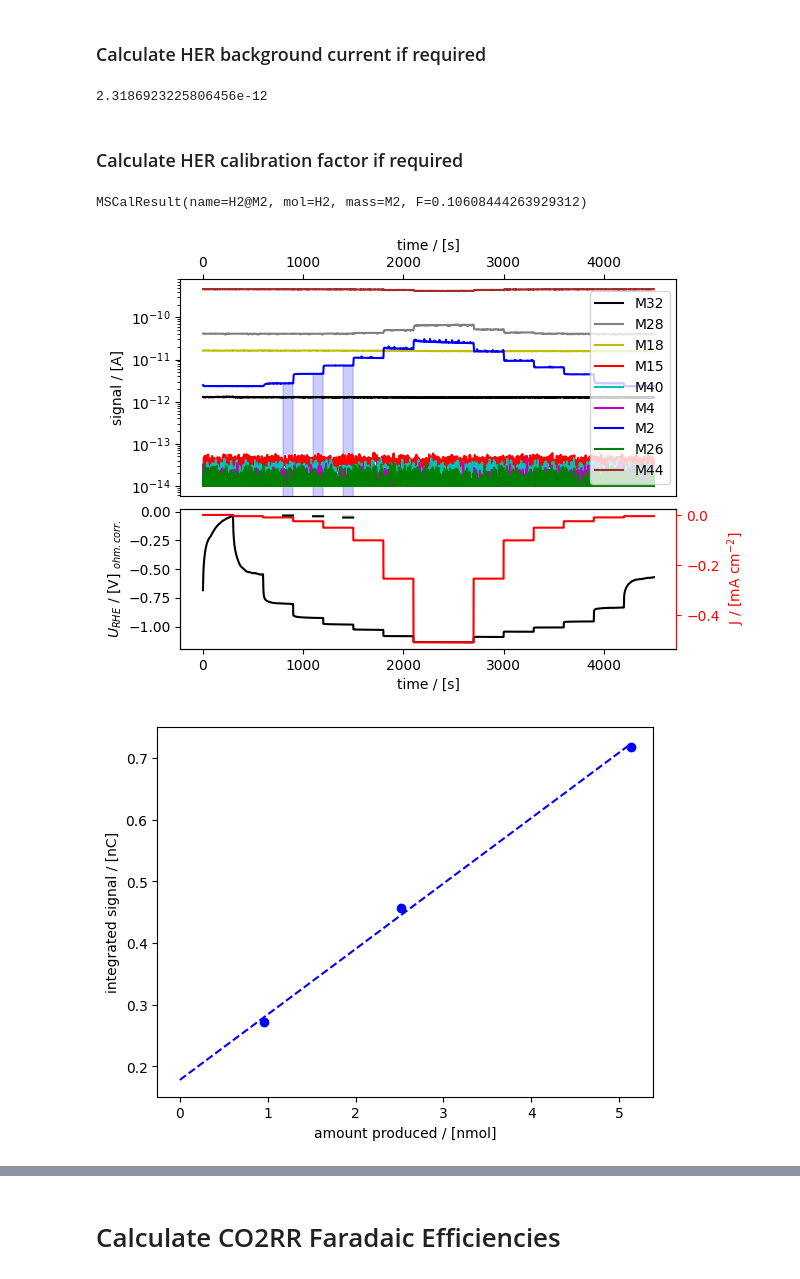
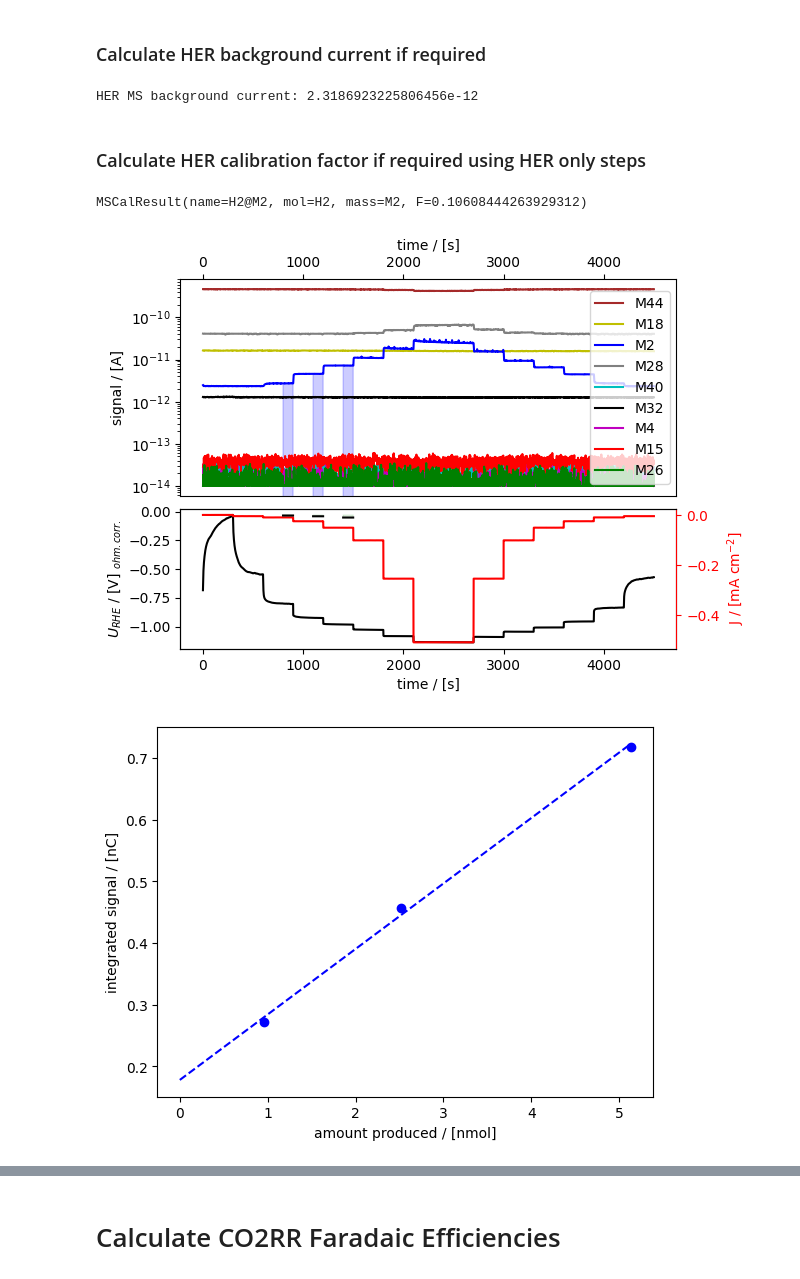
Before and after one commit to pwvbutler/ecms-np-analysis, a Jupyter notebook: notebooks/ecms_faradaic_efficiency.ipynb, the cells around one changed output, grey strips where cells are left out. Cells and saved outputs as stored; diff of their text form; code cells hidden in the pictures.

```diff
--- a/notebooks/ecms_faradaic_efficiency.ipynb
+++ b/notebooks/ecms_faradaic_efficiency.ipynb
@@ -12,28 +12,24 @@ os.getcwd()
 # %%
 # FILL in path to tsv file
-# TSV_FILE_PATH="20240821_AuCu7525/2024-08-22 10_39_53 Full Test/2024-08-22 10_39_53 Full Test.tsv"
-TSV_FILE_PATH="20240905_VSP_Au_4nm_2_5min_1M_KHCO3/2024-09-10 16_49_03 Full Test/2024-09-10 16_49_03 Full Test.tsv"
+TSV_FILE_PATH="/Users/patbu/Desktop/ecms_np_analysis/example/20240905_VSP_Au_4nm_2_5min_1M_KHCO3/2024-09-10 16_49_03 Full Test/2024-09-10 16_49_03 Full Test.tsv"
 
 # FILL in path to experiment number files
-# EXPT_NUM_FILE_PATH="20240821_AuCu7525/2024-08-22 10_39_53 Full Test/10"
-EXPT_NUM_FILE_PATH="20240905_VSP_Au_4nm_2_5min_1M_KHCO3/03__02_CP"
+EXPT_NUM_FILE_PATH="/Users/patbu/Desktop/ecms_np_analysis/example/20240905_VSP_Au_4nm_2_5min_1M_KHCO3/03__02_CP"
 # %%
 from ixdat import Measurement
 
 ms = Measurement.read(
     TSV_FILE_PATH,
     reader="zilien",
-    technique="MS"
+    technique="MS",
 )
 
 # ms.plot()
 
 ec = Measurement.read_set(
     EXPT_NUM_FILE_PATH,
-    suffix=".mpt")
-
-# ec.plot()
-
+    suffix=".mpt",
+)
 
 ecms = ec + ms
 # ecms["raw_potential"]._data = ecms["<Ewe/V>"]._data # fix for raw_potential being always 0 (not read correctly)
@@ -68,10 +62,10 @@ Text(0.5, 0.98, '2024-09-10 16_49_03 Full Test.tsv')
 set the parameters required for processing the data below. Importantly require the step length for each applied current and the steps (starting from step 0) to calculate faradaic efficiency of CO2RR. Also, provide either the calibration factor and MS background current for H2 reduction (HER) or else the steps/times that should be used to calculate it. Optionally provide the start time (if not 0) and the time prior to end of step to average over for calculations.
 # %%
 STEP_TIME = 300 # seconds
-CO2RR_STEPS = [6, 7, 8, 9, 10, 11, 12, 13, 14] # step number in current sequence/program, first step is 1
+CO2RR_STEPS = [6, 7, 8, 9, 10, 11, 12, 13, 14] # step numbers in sequence/program, first step is 1
 
 # fill in one of the following
-HER_STEPS = [3, 4, 5,] # for calculating the calibration factor from raw_current to ms H2 current
+HER_ONLY_STEPS = [3, 4, 5,] # for calculating the calibration factor from raw_current to MS H2 current
 HER_CALIBRATION_FACTOR = None
 
 # fill in one of the following
@@ -84,7 +78,7 @@ START_TIME = 0 # if want to start steps from a time other that t=0
 
 # parameter check
 assert CO2RR_STEPS, "must provide step numbers (from zero) to calculate CO2RR faradaic efficiency for"
-assert HER_STEPS or HER_CALIBRATION_FACTOR is not None, "must provide HER calibration factor OR the step numbers for calculating it"
+assert HER_ONLY_STEPS or HER_CALIBRATION_FACTOR is not None, "must provide HER calibration factor OR the step numbers for calculating it"
 assert HER_BACKGROUND_TIME_INTERVAL or HER_BACKGROUND_CURRENT is not None, "must provide H2 MS background current OR time interval to calculate it"
 # %% [markdown]
 ### Optional: Add electrode details
@@ -98,45 +92,35 @@ ecms.calibrate( # do this first
 # %% [markdown]
 ### Calculate HER background current if required
 # %%
-# def calc_HER_MS_background_current(ecms):
-#     pass
-
-
-
 if HER_BACKGROUND_CURRENT is None:
     times, currents = ecms.grab(item="M2 [A]", tspan=HER_BACKGROUND_TIME_INTERVAL)
     # M2_ave_current = M2_current.mean()
     HER_BACKGROUND_CURRENT = currents.mean()
 
-print(HER_BACKGROUND_CURRENT)
+print("HER MS background current:", HER_BACKGROUND_CURRENT)
 # %% [output]
-2.3186923225806456e-12
+HER MS background current: 2.3186923225806456e-12
 # %% [markdown]
-### Calculate HER calibration factor if required
+### Calculate HER calibration factor if required using HER only steps
 # %%
 if HER_CALIBRATION_FACTOR is None:
 
     axes = ecms.plot()
     cal_result_H2, ax_b2 = ecms.ecms_calibration_curve(
         mol="H2",
         mass="M2",
         n_el=-2, # remember to use the correct sign: minus for reduction reactions, plus for oxidation reactions
         tspan_list=[
             (START_TIME + STEP_TIME*(x)-TIME_AMOUNT_AVERAGE_OVER, START_TIME + STEP_TIME*(x))
-            for x in HER_STEPS
+            for x in HER_ONLY_STEPS
         ],
-        # tspan_bg=(5000, 5100),
         ax="new",
         axes_measurement=axes, # to highlight the integrated areas on the plot defined above
         return_ax = True # if True, returns the calibration curve axis as a second element
     )
-    print(cal_result_H2)  # prints: MSCalResult(name="H2@M2", mol="H2", mass="M2", F=0.34)
+    print(cal_result_H2)
     HER_CALIBRATION_FACTOR=cal_result_H2.F # The attribute cal_result_H2.F is the slope of the calibration curve, which is the sensitivity factor in C/mol.
-
-
-# def calc_HER_calibration_factor(ecms):
-#     pass
 # %% [output]
 MSCalResult(name=H2@M2, mol=H2, mass=M2, F=0.10608444263929312)
-[figure, old version]
+[figure, new version]
 [figure]
```
Also changed, not shown: parts of 41 cells of this notebook.
